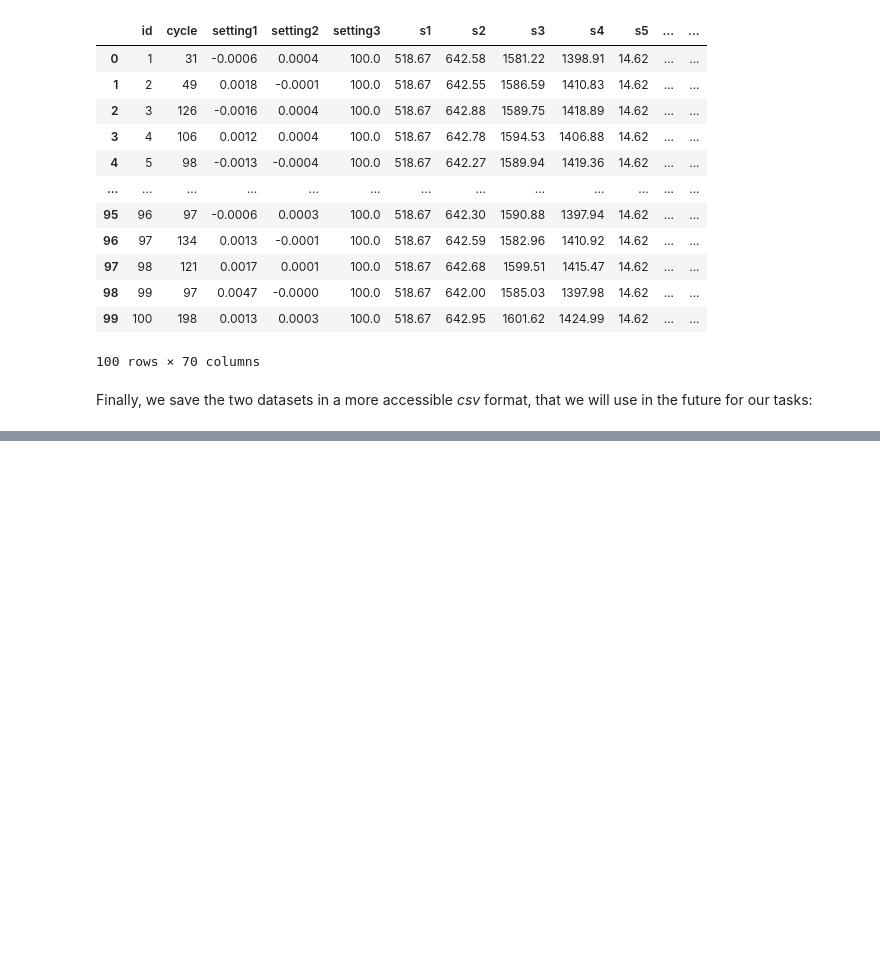
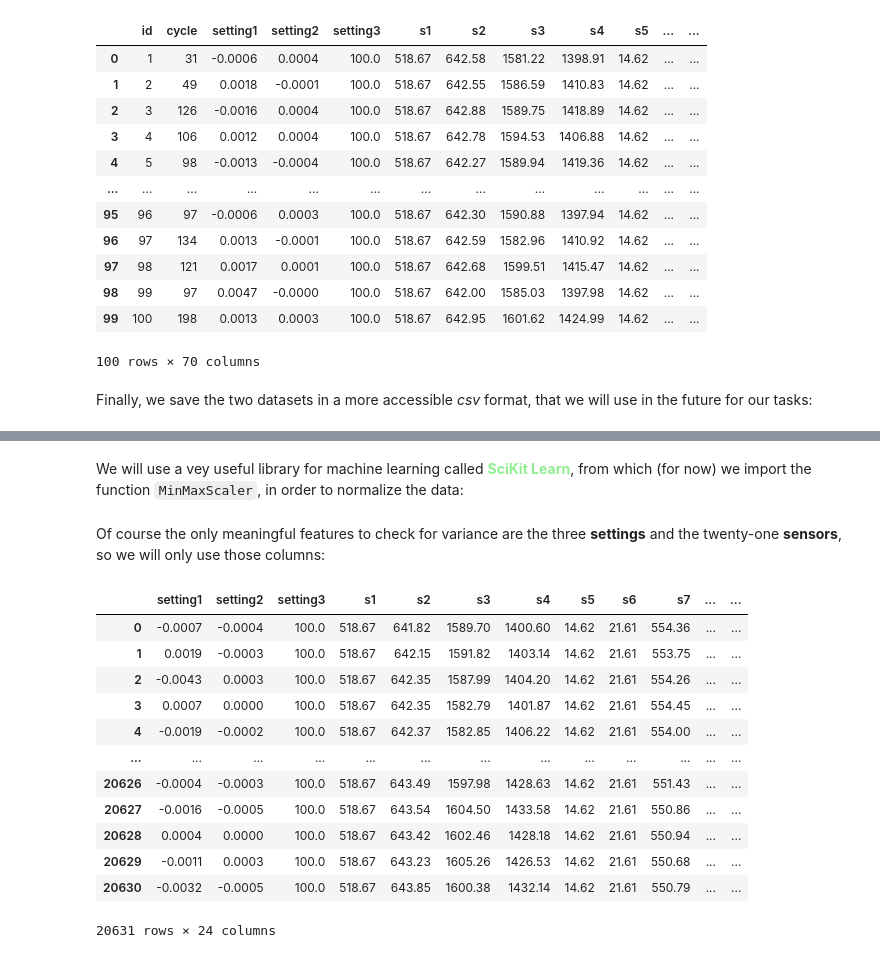
Before and after one commit to Megalodonte/BGHWSW, a Jupyter notebook: Aircraft-pred-main/predictive-maintenance-master/final.ipynb, the cells around one changed output, grey strips where cells are left out. Cells and saved outputs as stored; diff of their text form; code cells hidden in the pictures; blank space fills up the shorter version.

```diff
--- a/Aircraft-pred-main/predictive-maintenance-master/final.ipynb
+++ b/Aircraft-pred-main/predictive-maintenance-master/final.ipynb
@@ -444,0 +460,2 @@ df_test.to_csv('data/testmine.csv', index=False)
+# %% [markdown]
+We will use a vey useful library for machine learning called <span style="color:#90ee90">**SciKit Learn**</span>, from which (for now) we import the function `MinMaxScaler`, in order to normalize the data:
@@ -444,0 +465,20 @@ df_test.to_csv('data/testmine.csv', index=False)
+# %% [markdown]
+Of course the only meaningful features to check for variance are the three **settings** and the twenty-one **sensors**, so we will only use those columns:
+# %%
+columns = ['setting1','setting2','setting3','s1','s2','s3','s4','s5','s6','s7','s8','s9','s10','s11','s12','s13','s14','s15','s16','s17','s18','s19','s20','s21']
+df= pd.read_csv("data/trainmine.csv", usecols = columns)
+df
+# %% [output]
+|  | setting1 | setting2 | setting3 | s1 | s2 | s3 | s4 | s5 | s6 | s7 | ... | ... |
+| 0 | -0.0007 | -0.0004 | 100.0 | 518.67 | 641.82 | 1589.70 | 1400.60 | 14.62 | 21.61 | 554.36 | ... | ... |
+| 1 | 0.0019 | -0.0003 | 100.0 | 518.67 | 642.15 | 1591.82 | 1403.14 | 14.62 | 21.61 | 553.75 | ... | ... |
+| 2 | -0.0043 | 0.0003 | 100.0 | 518.67 | 642.35 | 1587.99 | 1404.20 | 14.62 | 21.61 | 554.26 | ... | ... |
+| 3 | 0.0007 | 0.0000 | 100.0 | 518.67 | 642.35 | 1582.79 | 1401.87 | 14.62 | 21.61 | 554.45 | ... | ... |
+| 4 | -0.0019 | -0.0002 | 100.0 | 518.67 | 642.37 | 1582.85 | 1406.22 | 14.62 | 21.61 | 554.00 | ... | ... |
+| ... | ... | ... | ... | ... | ... | ... | ... | ... | ... | ... | ... | ... |
+| 20626 | -0.0004 | -0.0003 | 100.0 | 518.67 | 643.49 | 1597.98 | 1428.63 | 14.62 | 21.61 | 551.43 | ... | ... |
+| 20627 | -0.0016 | -0.0005 | 100.0 | 518.67 | 643.54 | 1604.50 | 1433.58 | 14.62 | 21.61 | 550.86 | ... | ... |
+| 20628 | 0.0004 | 0.0000 | 100.0 | 518.67 | 643.42 | 1602.46 | 1428.18 | 14.62 | 21.61 | 550.94 | ... | ... |
+| 20629 | -0.0011 | 0.0003 | 100.0 | 518.67 | 643.23 | 1605.26 | 1426.53 | 14.62 | 21.61 | 550.68 | ... | ... |
+| 20630 | -0.0032 | -0.0005 | 100.0 | 518.67 | 643.85 | 1600.38 | 1432.14 | 14.62 | 21.61 | 550.79 | ... | ... |
+20631 rows × 24 columns
```
Also changed, not shown: parts of 19 cells of this notebook, 3 other files.
